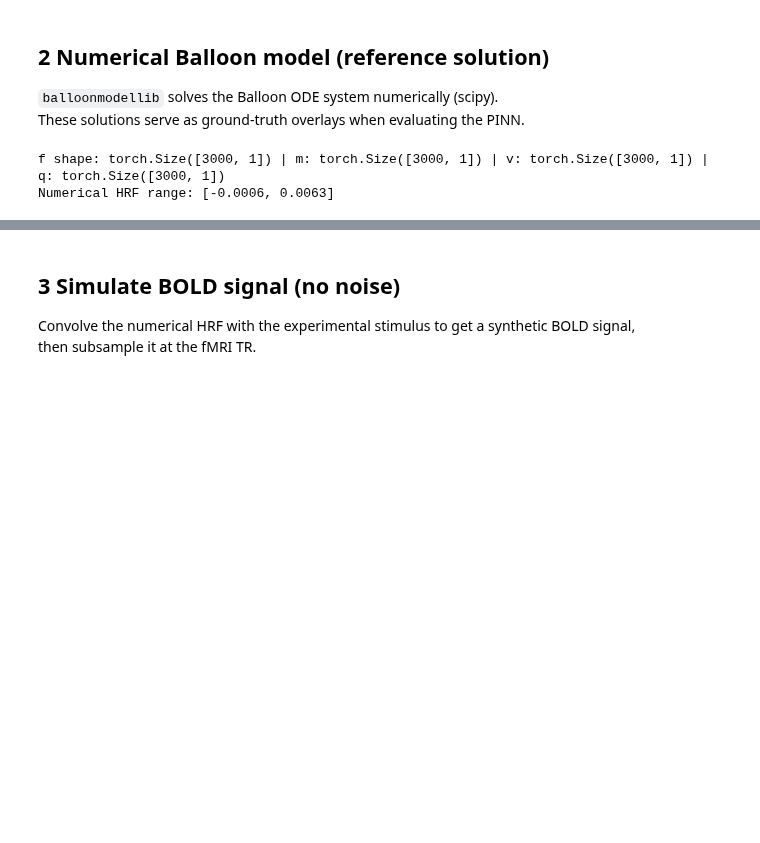
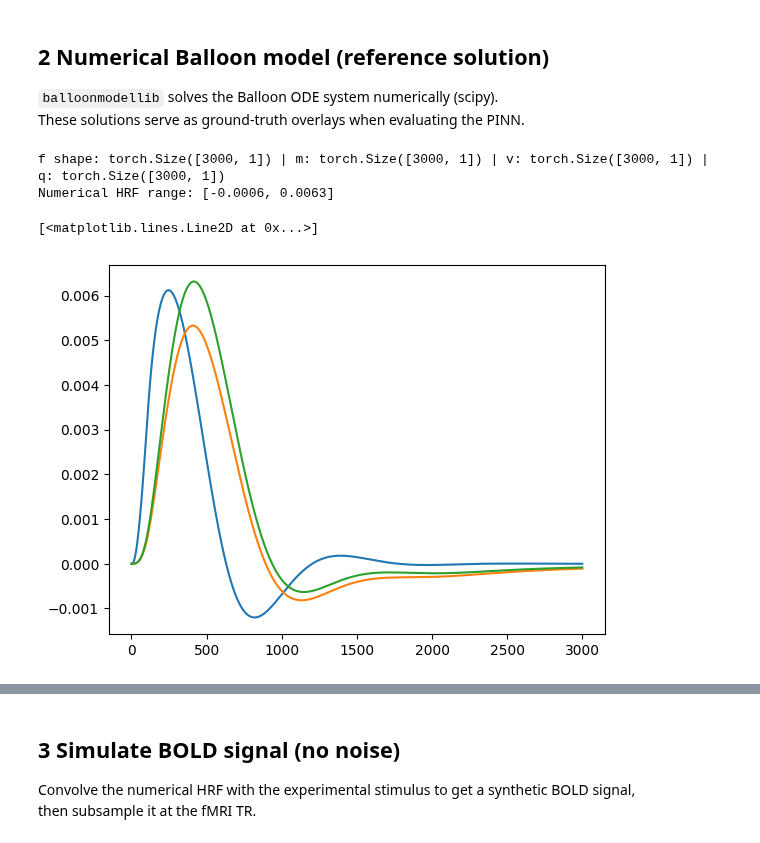
Before and after one commit to RodrigoHache/BalloonLib, a Jupyter notebook: examples/QuickStart.ipynb, the cells around one changed output, grey strips where cells are left out. Saved outputs shown, nothing was run; the diff lists cells and outputs as text; code cells hidden in the pictures; blank space fills up the shorter version.

```diff
--- a/examples/QuickStart.ipynb
+++ b/examples/QuickStart.ipynb
@@ -111,3 +111,13 @@ print(f"Numerical HRF range: [{bold_np.min():.4f}, {bold_np.max():.4f}]")
 # %% [output]
 f shape: torch.Size([3000, 1]) | m: torch.Size([3000, 1]) | v: torch.Size([3000, 1]) | q: torch.Size([3000, 1])
 Numerical HRF range: [-0.0006, 0.0063]
+# %%
+Mqv= 1/20
+Mfm= 1/28
+b = 2.2
+plt.plot(Mfm*(1-(f_np**(0.4-b))*m_np**b))
+plt.plot(Mqv*(1-(v_np**(0))*q_np**b), label = "origian ")
+plt.plot(bold_np)
+# %% [output]
+[<matplotlib.lines.Line2D at 0x...>]
+[figure, added]
```
Also changed, not shown: parts of 8 cells of this notebook, 9 other files.
